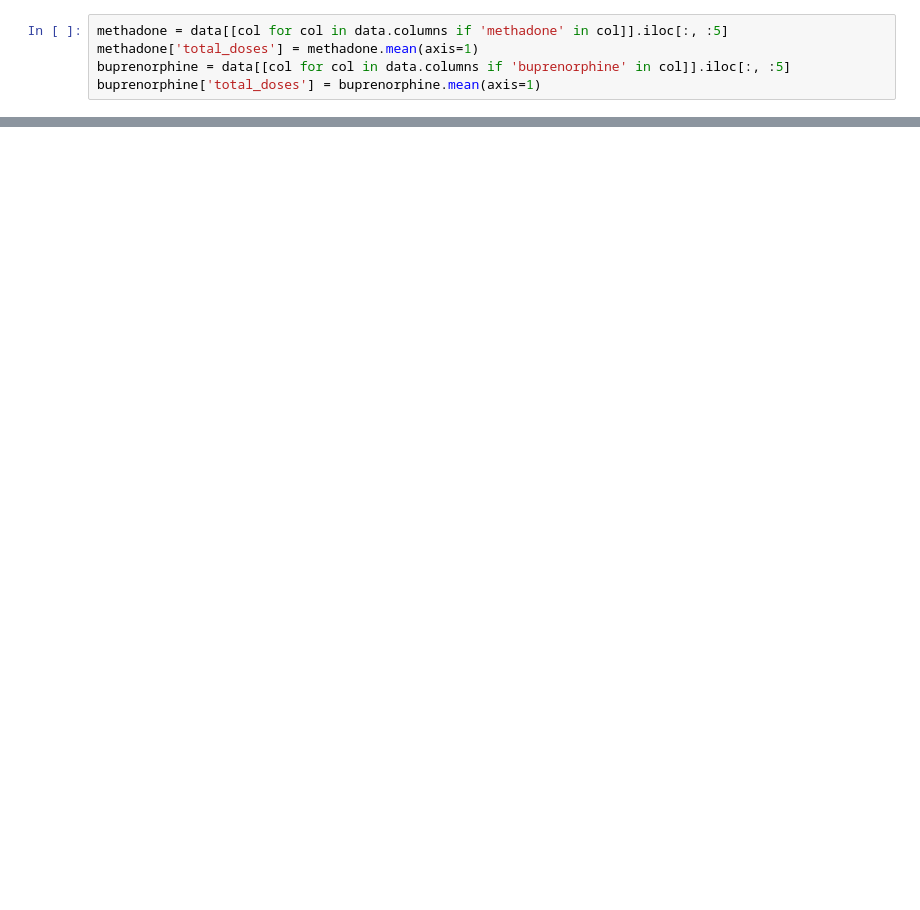
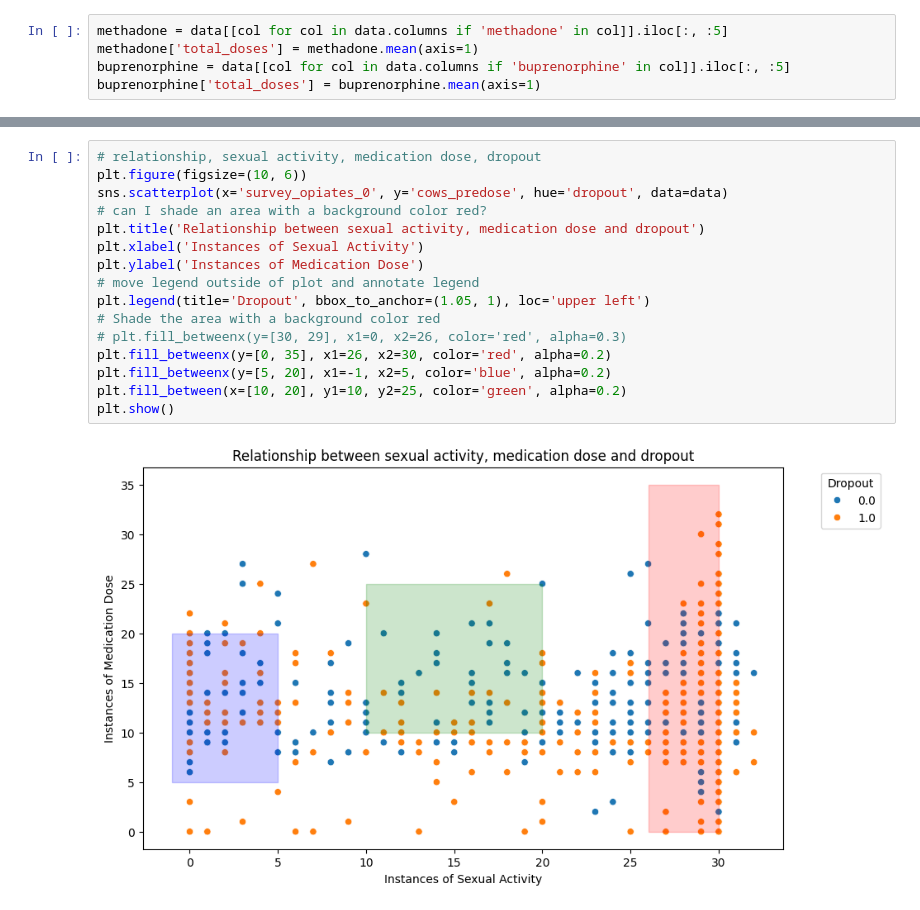
Before and after one commit to DanHerman212/precision_medicine, a Jupyter notebook: code/3_data_visualization.ipynb, the cells around one changed output, grey strips where cells are left out. Drawn from its saved outputs; the diff is of its cells as text; blank space fills up the shorter version.

```diff
--- a/code/3_data_visualization.ipynb
+++ b/code/3_data_visualization.ipynb
@@ -101,0 +187,18 @@ test_results
+# %%
+# relationship, sexual activity, medication dose, dropout
+plt.figure(figsize=(10, 6))
+sns.scatterplot(x='survey_opiates_0', y='cows_predose', hue='dropout', data=data)
+# can I shade an area with a background color red?
+plt.title('Relationship between sexual activity, medication dose and dropout')
+plt.xlabel('Instances of Sexual Activity')
+plt.ylabel('Instances of Medication Dose')
+# move legend outside of plot and annotate legend
+plt.legend(title='Dropout', bbox_to_anchor=(1.05, 1), loc='upper left')
+# Shade the area with a background color red
+# plt.fill_betweenx(y=[30, 29], x1=0, x2=26, color='red', alpha=0.3)
+plt.fill_betweenx(y=[0, 35], x1=26, x2=30, color='red', alpha=0.2)
+plt.fill_betweenx(y=[5, 20], x1=-1, x2=5, color='blue', alpha=0.2)
+plt.fill_between(x=[10, 20], y1=10, y2=25, color='green', alpha=0.2)
+plt.show()
+# %% [output]
+[figure, added]
```
Also changed, not shown: parts of 15 cells of this notebook.
